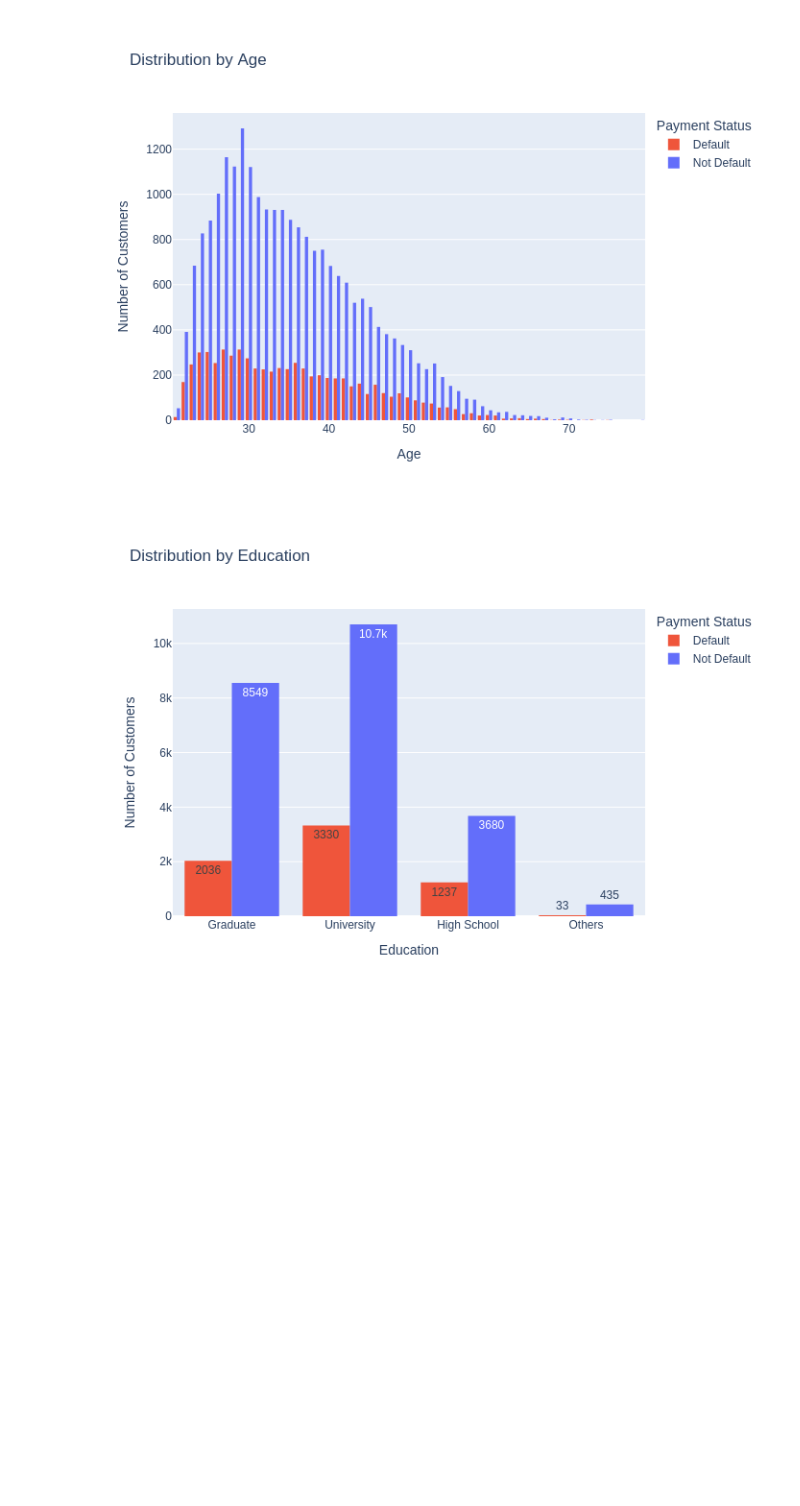
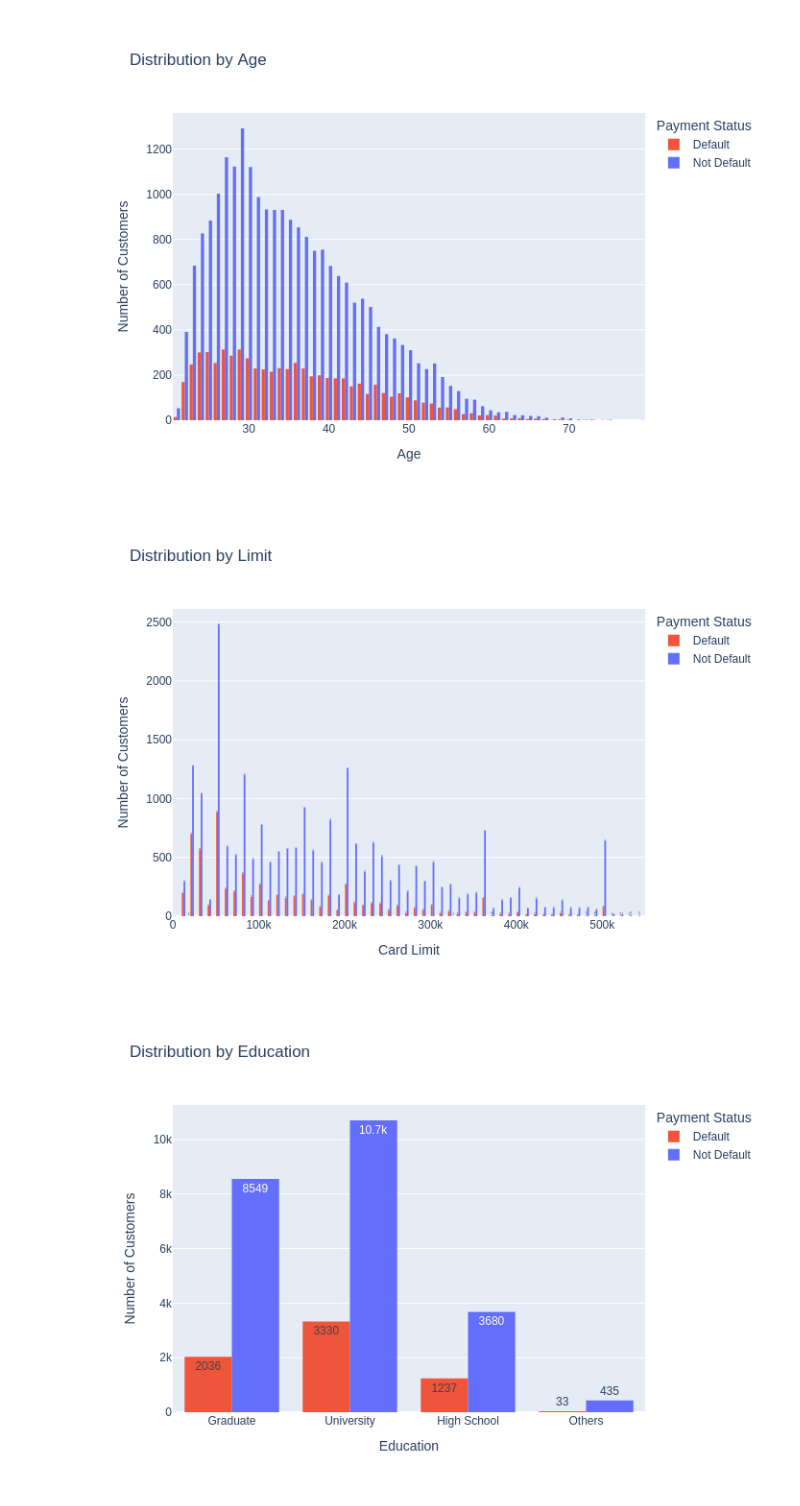
Before and after one commit to ntshtn/Credit_Card_Customer_Prediction, a Jupyter notebook: Credit_Card_Customer_Data_Visualization.ipynb, the cells around one changed output. Cells and saved outputs as stored; diff of their text form; code cells hidden in the pictures; blank space fills up the shorter version.

Commit message:
Adding the limit histogram

```diff
--- a/Credit_Card_Customer_Data_Visualization.ipynb
+++ b/Credit_Card_Customer_Data_Visualization.ipynb
@@ -292,6 +299,32 @@ fig_age.for_each_trace(lambda t: t.update(name=t.name.replace('0', 'Not Default'
 fig_age.show("png")
 # %% [output]
 [figure]
+# %%
+# Let's see the limit of the credit card holders
+fig_limit = px.histogram(
+    combined_data,
+    x="limit",
+    color='default',
+    color_discrete_map={0: "#636EFA", 1 : "#EF553B"},
+    title="Distribution by Limit",
+    text_auto=True,
+    barmode="group"
+)
+
+fig_limit.update_layout(yaxis_title="Number of Customers",
+                      xaxis_title="Card Limit",
+                      legend=dict(
+                          title_text="Payment Status"
+                      ))
+
+fig_limit.for_each_trace(lambda t: t.update(name=t.name.replace('0', 'Not Default').replace('1', 'Default')))
+
+# Because the amount of credit card holders that has a limit of higher than 550000 NTD, we will update the x axis
+fig_limit.update_xaxes(range=[0,550000])
+
+fig_limit.show("png")
+# %% [output]
+[figure, added]
 # %%
 # Let's check the education
 fig_edu = px.histogram(
```
Also changed, not shown: parts of 4 cells of this notebook.
